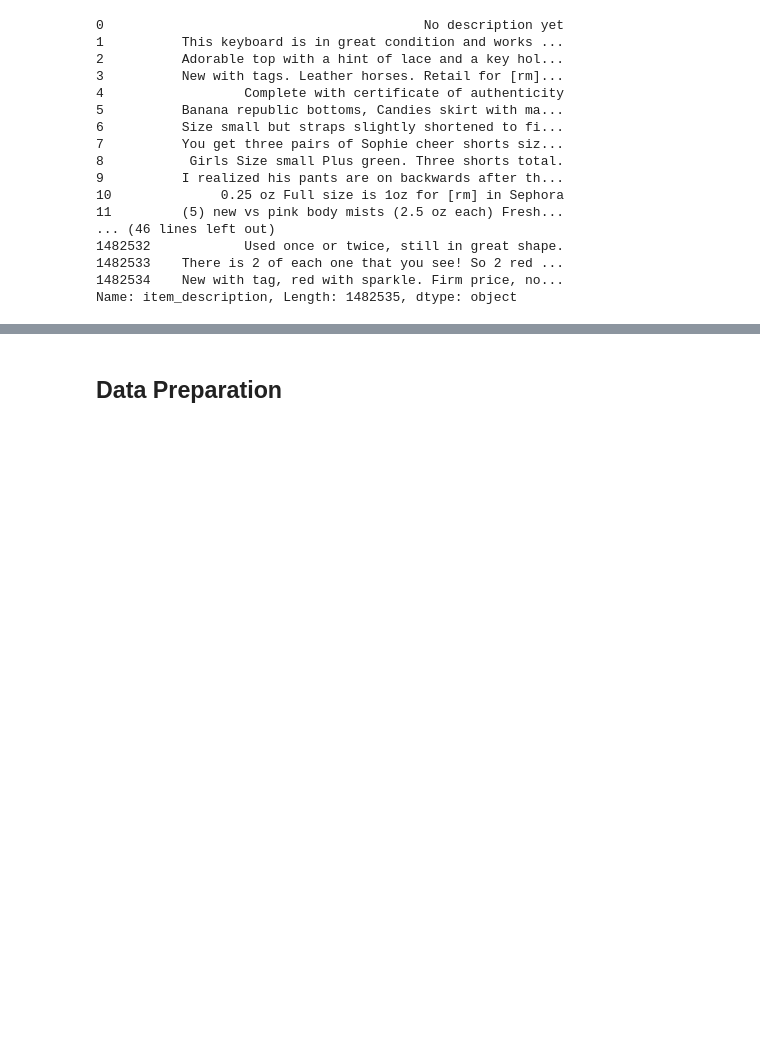
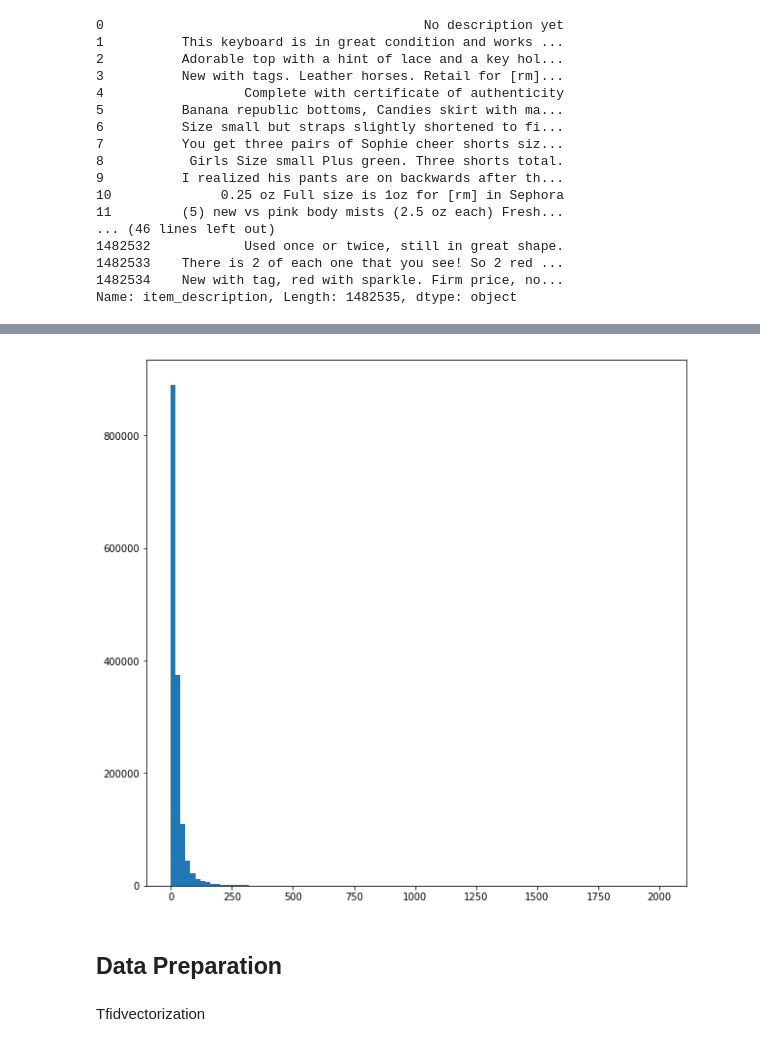
Before and after one commit to kyungjunism/mercari_price_prediction, a Jupyter notebook: Mercari Price Prediction Challenge.ipynb, the cells around one changed output, grey strips where cells are left out. Drawn from its saved outputs; the diff is of its cells as text; code cells hidden in the pictures; blank space fills up the shorter version.

```diff
--- a/Mercari Price Prediction Challenge.ipynb
+++ b/Mercari Price Prediction Challenge.ipynb
@@ -348,11 +351,0 @@ plt.show()
-# %%
-non_text = [',','-',' ','.','&','%','#', '(',')','[',']','*','!','✨','▪️','"','/','~',"'",]
-for symbols in non_text:
-    train['category_name'] = train['category_name'].str.replace(symbols, '')
-    test['category_name'] = test['category_name'].str.replace(symbols, '')
-    train['item_description'] = train['item_description'].str.replace(symbols, '')
-    test['item_description'] = test['item_description'].str.replace(symbols, '')
-    train['name'] = train['name'].str.replace(symbols, '')
-    test['name'] = test['name'].str.replace(symbols, '')
-train.info()
-test.info()
@@ -359,2 +363,10 @@ test.info()
+# %%
+_ = plt.figure(figsize=(10,10))
+_ = plt.hist(train['price'], bins = 100)
+plt.show()
+# %% [output]
+[figure, added]
 # %% [markdown]
 ## Data Preparation
+# %% [markdown]
+Tfidvectorization
```
Also changed, not shown: parts of 14 cells of this notebook.
